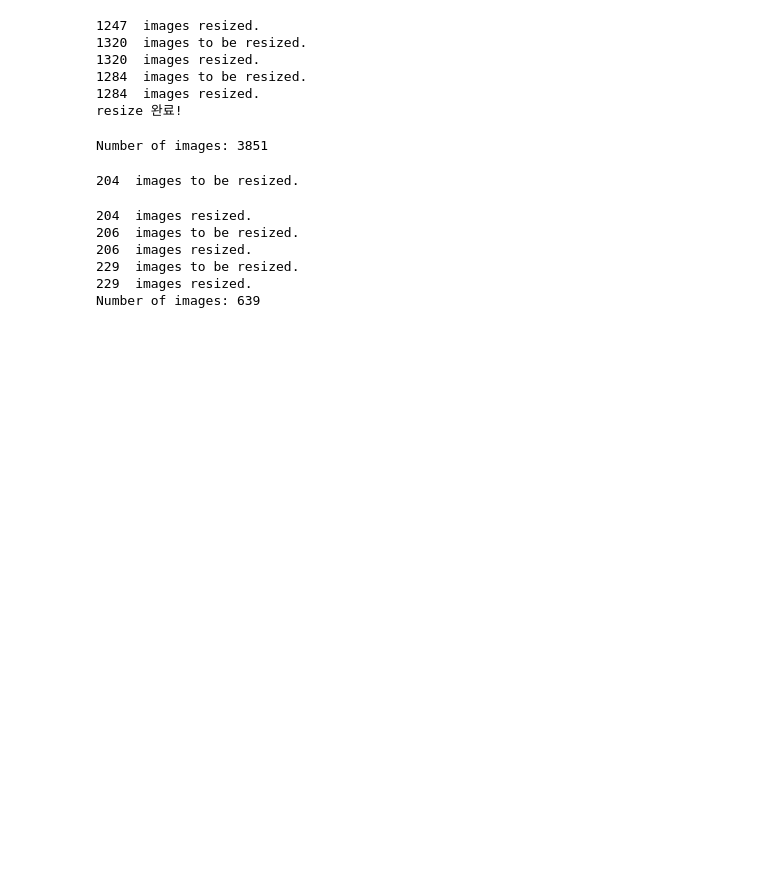
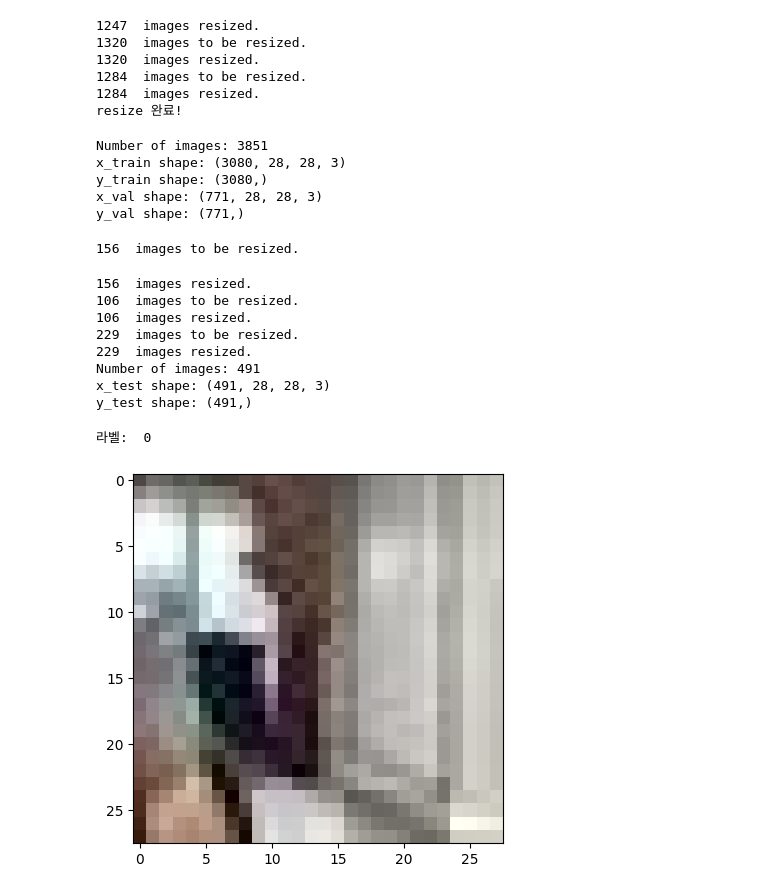
Before and after one commit to HWMV/No_use_repo_Aiffel, a Jupyter notebook: Main_quest/Main_quest3/rock_scissor_paper.ipynb, the cells around one changed output. Saved outputs shown, nothing was run; the diff lists cells and outputs as text; code cells hidden in the pictures; blank space fills up the shorter version.

```diff
--- a/Main_quest/Main_quest3/rock_scissor_paper.ipynb
+++ b/Main_quest/Main_quest3/rock_scissor_paper.ipynb
@@ -128,21 +128,23 @@ from sklearn.model_selection import train_test_split
 # train data 설정
 (x_data, y_data) = load_data(BASE_PATH)
 
-# 데이터 shuffle 사용해보자 : 데이터 확장, 오버피팅 방지
-shuffle_data = np.arange(x_data.shape[0])
-np.random.shuffle(shuffle_data)
-
-x_data = x_data[shuffle_data]
-y_data = y_data[shuffle_data]
-
 # Train, Validation 데이터 분리
 x_train, x_val, y_train, y_val = train_test_split(x_data, y_data, test_size=0.2, random_state=2023)
 
 # 데이터 정규화
 x_train_norm = x_train / 255.0
 x_val_norm = x_val / 255.0
+
+print("x_train shape: {}".format(x_train.shape))
+print("y_train shape: {}".format(y_train.shape))
+print("x_val shape: {}".format(x_val.shape))
+print("y_val shape: {}".format(y_val.shape))
 # %% [output]
 Number of images: 3851
+x_train shape: (3080, 28, 28, 3)
+y_train shape: (3080,)
+x_val shape: (771, 28, 28, 3)
+y_val shape: (771,)
 # %%
 # Load test data
 # 위 과정 경로만 바꿔서 test data 세팅
@@ -150,15 +152,29 @@ resize_images(BASE_PATH + "test/rock")
 resize_images(BASE_PATH + "test/scissor")
 resize_images(BASE_PATH + "test/paper")
 (x_test, y_test) = test_load_data(BASE_PATH)
-# x_test_norm = x_test / 255.0
+x_test_norm = x_test / 255.0
+
+print("x_test shape: {}".format(x_test.shape))
+print("y_test shape: {}".format(y_test.shape))
 # %% [output]
-204  images to be resized.
+156  images to be resized.
-204  images resized.
-206  images to be resized.
-206  images resized.
+156  images resized.
+106  images to be resized.
+106  images resized.
 229  images to be resized.
 229  images resized.
-Number of images: 639
+Number of images: 491
+x_test shape: (491, 28, 28, 3)
+y_test shape: (491,)
+# %%
+# 데이터들 확인
+import matplotlib.pyplot as plt
+
+plt.imshow(x_train[2])
+print('라벨: ', y_train[2]) # 가위, 실제값 가위
+# %% [output]
+라벨:  0
+[figure, added]
 # %%
 # 모델 구성하기 Sequestial 모델 사용
 from tensorflow.keras.models import Sequential
```
Also changed, not shown: parts of 8 cells of this notebook.
